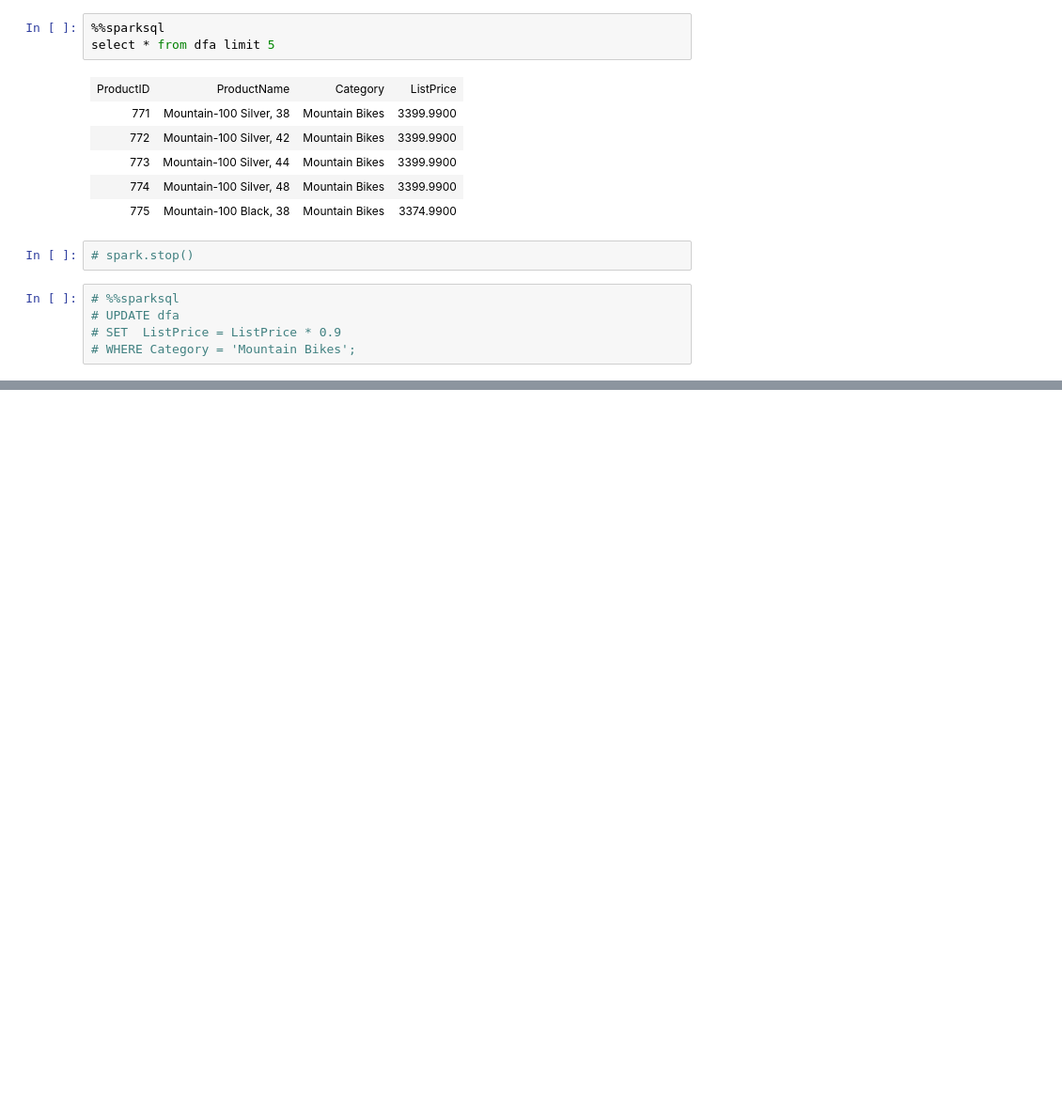
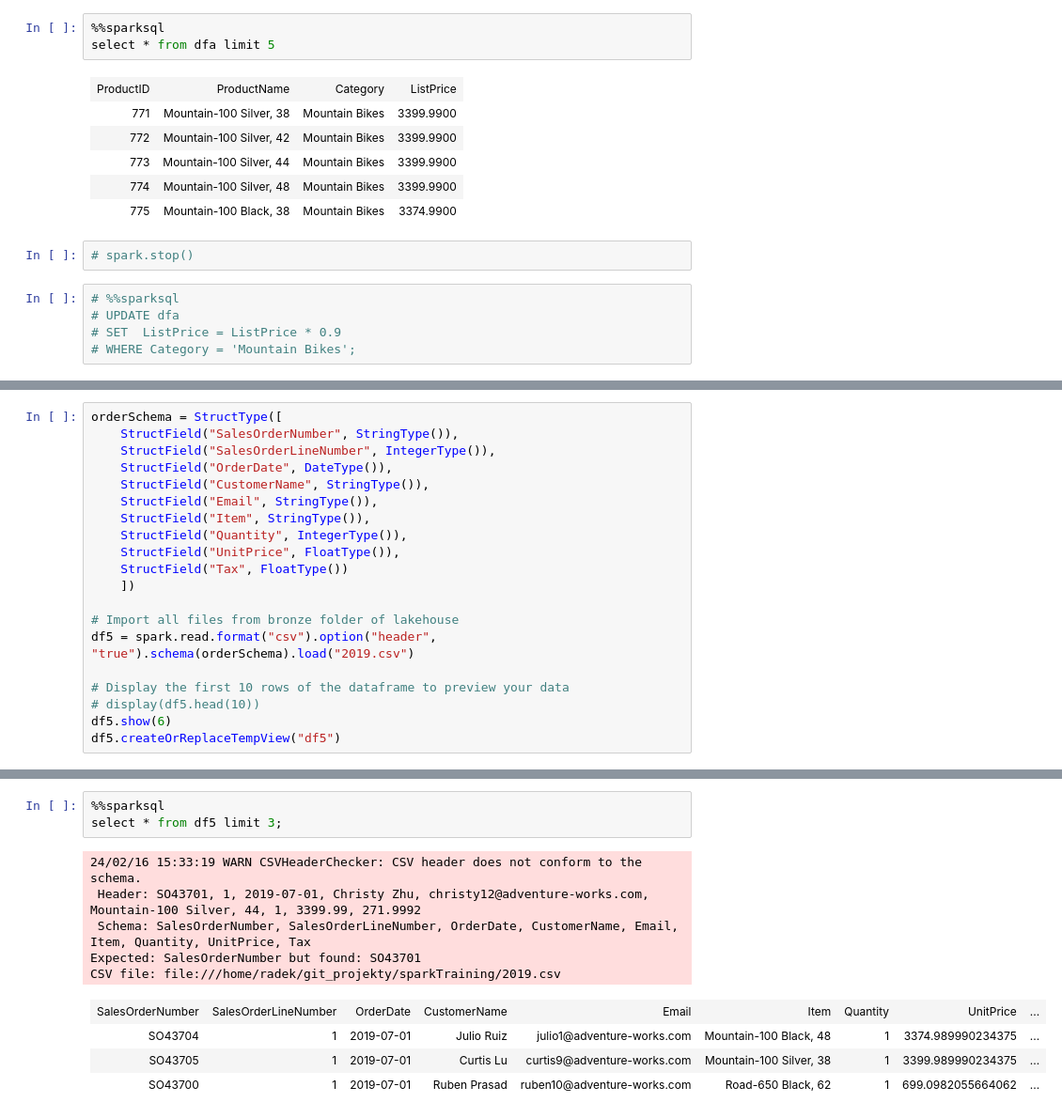
Before and after one commit to turekradek/sparkTraining, a Jupyter notebook: spark_training.ipynb, the cells around one changed output, grey strips where cells are left out. Shown at 94% size. Saved outputs shown, nothing was run; the diff lists cells and outputs as text; blank space fills up the shorter version.

```diff
--- a/spark_training.ipynb
+++ b/spark_training.ipynb
@@ -409,0 +421,20 @@ select * from dfa limit 5
+# %%
+orderSchema = StructType([
+    StructField("SalesOrderNumber", StringType()),
+    StructField("SalesOrderLineNumber", IntegerType()),
+    StructField("OrderDate", DateType()),
+    StructField("CustomerName", StringType()),
+    StructField("Email", StringType()),
+    StructField("Item", StringType()),
+    StructField("Quantity", IntegerType()),
+    StructField("UnitPrice", FloatType()),
+    StructField("Tax", FloatType())
+    ])
+
+# Import all files from bronze folder of lakehouse
+df5 = spark.read.format("csv").option("header", "true").schema(orderSchema).load("2019.csv")
+
+# Display the first 10 rows of the dataframe to preview your data
+# display(df5.head(10))
+df5.show(6)
+df5.createOrReplaceTempView("df5")
@@ -409,0 +458,13 @@ select * from dfa limit 5
+# %%
+%%sparksql
+select * from df5 limit 3;
+# %% [output]
+24/02/16 15:33:19 WARN CSVHeaderChecker: CSV header does not conform to the schema.
+ Header: SO43701, 1, 2019-07-01, Christy Zhu, christy12@adventure-works.com, Mountain-100 Silver, 44, 1, 3399.99, 271.9992
+ Schema: SalesOrderNumber, SalesOrderLineNumber, OrderDate, CustomerName, Email, Item, Quantity, UnitPrice, Tax
+Expected: SalesOrderNumber but found: SO43701
+CSV file: file:///home/radek/git_projekty/sparkTraining/2019.csv
+| SalesOrderNumber | SalesOrderLineNumber | OrderDate | CustomerName | Email | Item | Quantity | UnitPrice | ... |
+| SO43704 | 1 | 2019-07-01 | Julio Ruiz | julio1@adventure-works.com | Mountain-100 Black, 48 | 1 | 3374.989990234375 | ... |
+| SO43705 | 1 | 2019-07-01 | Curtis Lu | curtis9@adventure-works.com | Mountain-100 Silver, 38 | 1 | 3399.989990234375 | ... |
+| SO43700 | 1 | 2019-07-01 | Ruben Prasad | ruben10@adventure-works.com | Road-650 Black, 62 | 1 | 699.0982055664062 | ... |
```
Also changed, not shown: parts of 29 cells of this notebook, 6 other files.
